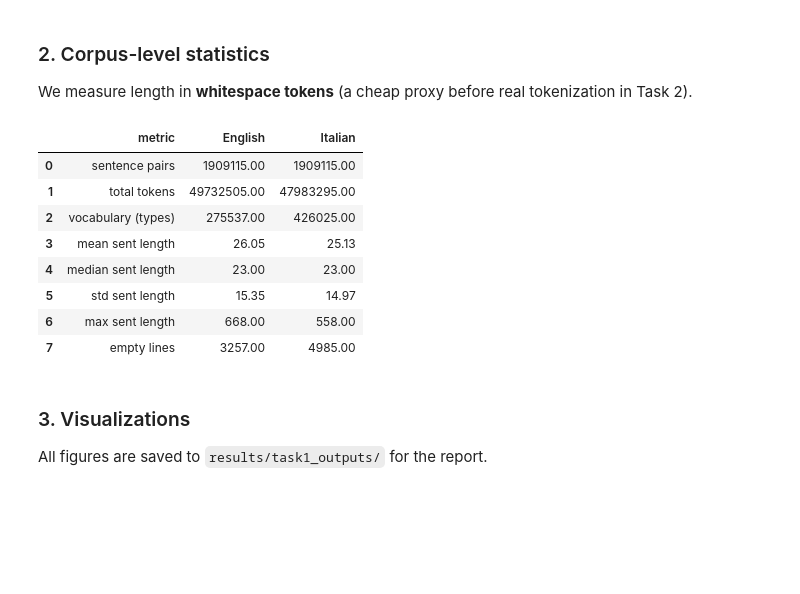
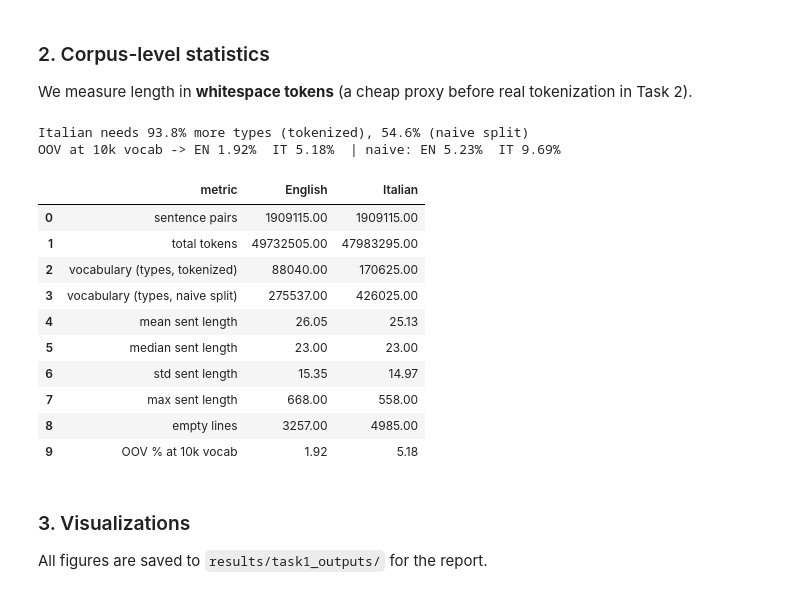
Before and after one commit to riccardotella/English-Italian-Machine-Translation-, a Jupyter notebook: notebooks/Task1_Data_Exploration.ipynb, the cells around one changed output. Cells and saved outputs as stored; diff of their text form; code cells hidden in the pictures; blank space fills up the shorter version.

```diff
--- a/notebooks/Task1_Data_Exploration.ipynb
+++ b/notebooks/Task1_Data_Exploration.ipynb
@@ -77,45 +77,77 @@ IT lines: 1,909,115
 ### 2. Corpus-level statistics
 We measure length in **whitespace tokens** (a cheap proxy before real tokenization in Task 2).
 # %%
+import re
+
 def n_tokens(s):
     return len(s.split())
 
 en_len = np.array([n_tokens(s) for s in en_raw])
 it_len = np.array([n_tokens(s) for s in it_raw])
 
-def vocab(lines):
+# Two tokenizations, because they give very different vocabulary sizes.
+#   naive  : split on whitespace -> "session" and "session." count as DIFFERENT types
+#   proper : separate punctuation from words
+# The naive scheme roughly triples the type count. It matters because a plain
+# .split() pipeline is what actually feeds the models in Task 3, so we report both
+# and quantify the cost in out-of-vocabulary rate.
+TOKEN_RE = re.compile(r"\w+(?:'\w+)?|[^\w\s]", re.UNICODE)
+
+def vocab_naive(lines):
     v = collections.Counter()
     for s in lines:
         v.update(s.lower().split())
     return v
 
-en_vocab = vocab(en_raw)
-it_vocab = vocab(it_raw)
+def vocab_proper(lines):
+    v = collections.Counter()
+    for s in lines:
+        v.update(w for w in TOKEN_RE.findall(s.lower()) if any(c.isalnum() for c in w))
+    return v
+
+en_vocab_naive, it_vocab_naive = vocab_naive(en_raw), vocab_naive(it_raw)
+en_vocab,       it_vocab       = vocab_proper(en_raw), vocab_proper(it_raw)
+
+def oov_rate(counter, cap=10_000):
+    """Share of running tokens falling outside the `cap` most frequent types."""
+    total = sum(counter.values())
+    covered = sum(c for _, c in counter.most_common(cap))
+    return 100 * (1 - covered / total)
 
 import pandas as pd
 stats = pd.DataFrame({
-    'metric': ['sentence pairs', 'total tokens', 'vocabulary (types)',
+    'metric': ['sentence pairs', 'total tokens',
+               'vocabulary (types, tokenized)', 'vocabulary (types, naive split)',
                'mean sent length', 'median sent length', 'std sent length',
-               'max sent length', 'empty lines'],
-    'English': [N, int(en_len.sum()), len(en_vocab),
+               'max sent length', 'empty lines', 'OOV % at 10k vocab'],
+    'English': [N, int(en_len.sum()), len(en_vocab), len(en_vocab_naive),
                 round(en_len.mean(),2), int(np.median(en_len)), round(en_len.std(),2),
-                int(en_len.max()), int((en_len==0).sum())],
-    'Italian': [N, int(it_len.sum()), len(it_vocab),
+                int(en_len.max()), int((en_len==0).sum()), round(oov_rate(en_vocab),2)],
+    'Italian': [N, int(it_len.sum()), len(it_vocab), len(it_vocab_naive),
                 round(it_len.mean(),2), int(np.median(it_len)), round(it_len.std(),2),
-                int(it_len.max()), int((it_len==0).sum())],
+                int(it_len.max()), int((it_len==0).sum()), round(oov_rate(it_vocab),2)],
 })
 stats.to_csv(os.path.join(RESULTS_DIR, 'corpus_stats.csv'), index=False)
+
+print(f"Italian needs {100*(len(it_vocab)/len(en_vocab)-1):.1f}% more types (tokenized), "
+      f"{100*(len(it_vocab_naive)/len(en_vocab_naive)-1):.1f}% (naive split)")
+print(f"OOV at 10k vocab -> EN {oov_rate(en_vocab):.2f}%  IT {oov_rate(it_vocab):.2f}%  "
+      f"| naive: EN {oov_rate(en_vocab_naive):.2f}%  IT {oov_rate(it_vocab_naive):.2f}%")
 stats
 # %% [output]
+Italian needs 93.8% more types (tokenized), 54.6% (naive split)
+OOV at 10k vocab -> EN 1.92%  IT 5.18%  | naive: EN 5.23%  IT 9.69%
 |  | metric | English | Italian |
 | 0 | sentence pairs | 1909115.00 | 1909115.00 |
 | 1 | total tokens | 49732505.00 | 47983295.00 |
-| 2 | vocabulary (types) | 275537.00 | 426025.00 |
-| 3 | mean sent length | 26.05 | 25.13 |
-| 4 | median sent length | 23.00 | 23.00 |
-| 5 | std sent length | 15.35 | 14.97 |
-| 6 | max sent length | 668.00 | 558.00 |
-| 7 | empty lines | 3257.00 | 4985.00 |
+| 2 | vocabulary (types, tokenized) | 88040.00 | 170625.00 |
+| 3 | vocabulary (types, naive split) | 275537.00 | 426025.00 |
+| 4 | mean sent length | 26.05 | 25.13 |
+| 5 | median sent length | 23.00 | 23.00 |
+| 6 | std sent length | 15.35 | 14.97 |
+| 7 | max sent length | 668.00 | 558.00 |
+| 8 | empty lines | 3257.00 | 4985.00 |
+| 9 | OOV % at 10k vocab | 1.92 | 5.18 |
 # %% [markdown]
 ### 3. Visualizations
 All figures are saved to `results/task1_outputs/` for the report.
```
Also changed, not shown: parts of 3 cells of this notebook, 4 other files.
